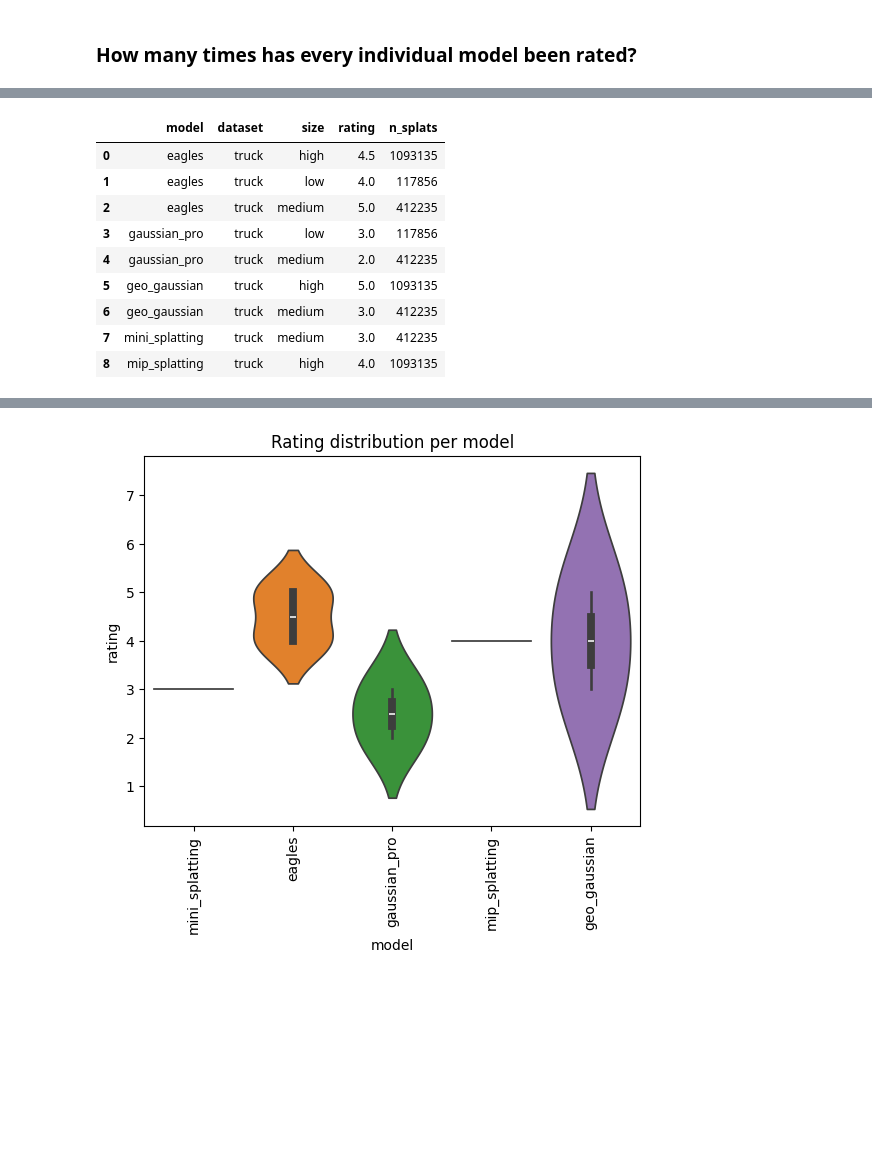
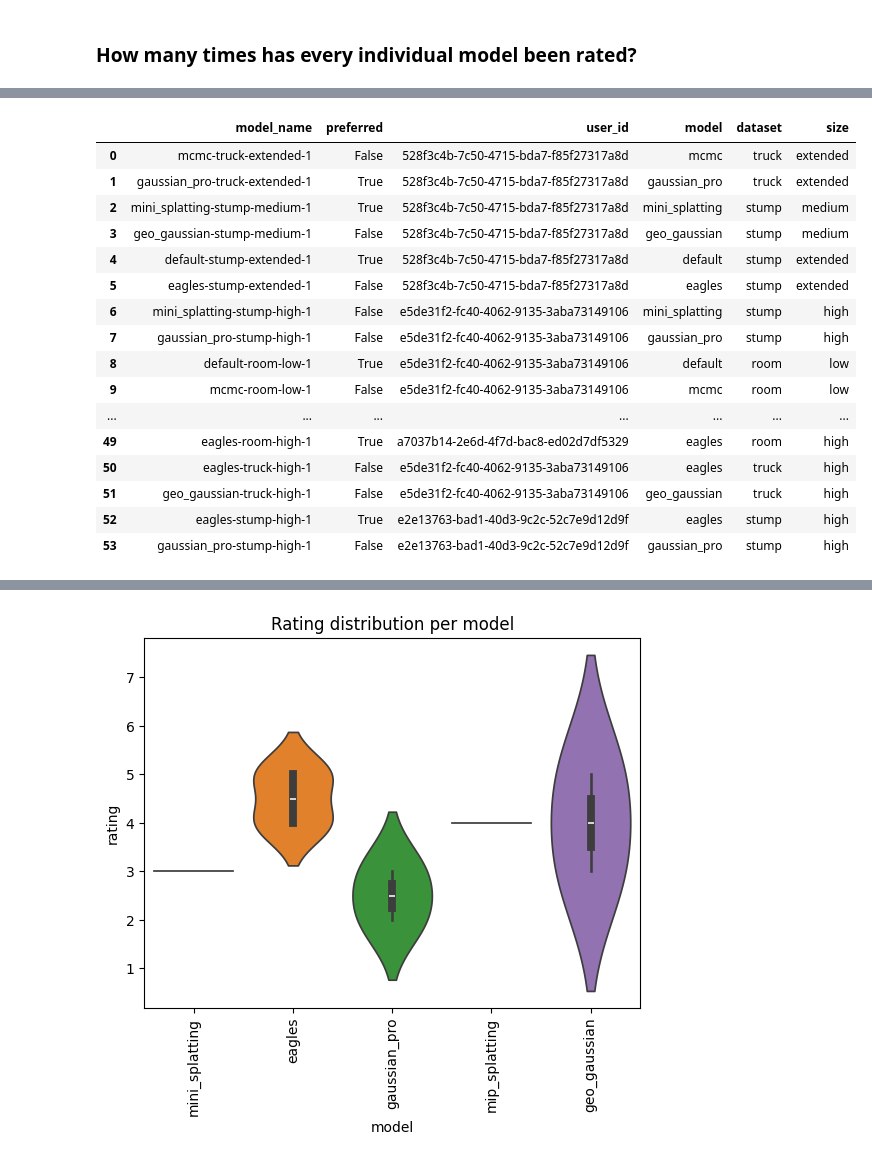
Before and after one commit to PaulErpen/eval-viewer, a Jupyter notebook: scripts/report/report.ipynb, the cells around one changed output, grey strips where cells are left out. Cells and saved outputs as stored; diff of their text form; code cells hidden in the pictures; blank space fills up the shorter version.

```diff
--- a/scripts/report/report.ipynb
+++ b/scripts/report/report.ipynb
@@ -21,13 +20,13 @@ if pull_data:
 # %%
 import pandas as pd
 
-pairs = pd.read_excel("./pairs.xlsx")
+pairs = pd.read_excel("./pairs-v2.xlsx")
 pairs.columns.values
 # %% [output]
 array(['Unnamed: 0', 'rotation', 'model_2', 'model_1', 'initial_distance',
        'size', 'fov_y', 'dataset_name', 'position', 'high_detail',
        'dataset', 'aspect', 'n_ratings', 'id'], dtype=object)
 # %%
-ratings = pd.read_excel("./ratings.xlsx")
+ratings = pd.read_excel("./ratings-v2.xlsx")
 ratings.columns.values
 # %% [output]
@@ -161,7 +143,7 @@ for idx, row in ratings.iterrows():
             "model_name": str(pair["model_1"])
             .replace("splats/", "")
             .replace(".ksplat", ""),
-            "rating": row["rating_1"],
+            "preferred": row["rating"] == "first",
             "user_id": row["user_id"],
         }
     )
@@ -170,7 +152,7 @@ for idx, row in ratings.iterrows():
             "model_name": str(pair["model_2"])
             .replace("splats/", "")
             .replace(".ksplat", ""),
-            "rating": row["rating_2"],
+            "preferred": row["rating"] == "second",
             "user_id": row["user_id"],
         }
     )
@@ -225,39 +264,41 @@ df_count_ratings_per_model
 # %%
 df_ratings_per_model["model"] = df_ratings_per_model["model_name"].apply(
     lambda name: name.split("-")[0]
 )
 df_ratings_per_model["dataset"] = df_ratings_per_model["model_name"].apply(
     lambda name: name.split("-")[1]
 )
 df_ratings_per_model["size"] = df_ratings_per_model["model_name"].apply(
     lambda name: name.split("-")[2]
 )
-df_ratings_truck = df_ratings_per_model[df_ratings_per_model["dataset"] == "truck"]
-df_grouped = (
-    df_ratings_truck.groupby(["model", "dataset", "size"])
-    .agg({"rating": "mean"})
-    .reset_index()
-)
-df_grouped["n_splats"] = df_grouped["size"].apply(
-    lambda size: {
-        "low": 117856,
-        "medium": 412235,
-        "high": 1093135,
-        "extended": 2186270,
-    }[size]
-)
-df_grouped
+df_ratings_per_model
+# df_grouped["n_splats"] = df_grouped["size"].apply(
+#     lambda size: {
+#         "low": 117856,
+#         "medium": 412235,
+#         "high": 1093135,
+#         "extended": 2186270,
+#     }[size]
+# )
+# df_grouped
 # %% [output]
-|  | model | dataset | size | rating | n_splats |
-| 0 | eagles | truck | high | 4.5 | 1093135 |
-| 1 | eagles | truck | low | 4.0 | 117856 |
-| 2 | eagles | truck | medium | 5.0 | 412235 |
-| 3 | gaussian_pro | truck | low | 3.0 | 117856 |
-| 4 | gaussian_pro | truck | medium | 2.0 | 412235 |
-| 5 | geo_gaussian | truck | high | 5.0 | 1093135 |
-| 6 | geo_gaussian | truck | medium | 3.0 | 412235 |
-| 7 | mini_splatting | truck | medium | 3.0 | 412235 |
-| 8 | mip_splatting | truck | high | 4.0 | 1093135 |
+|  | model_name | preferred | user_id | model | dataset | size |
+| 0 | mcmc-truck-extended-1 | False | 528f3c4b-7c50-4715-bda7-f85f27317a8d | mcmc | truck | extended |
+| 1 | gaussian_pro-truck-extended-1 | True | 528f3c4b-7c50-4715-bda7-f85f27317a8d | gaussian_pro | truck | extended |
+| 2 | mini_splatting-stump-medium-1 | True | 528f3c4b-7c50-4715-bda7-f85f27317a8d | mini_splatting | stump | medium |
+| 3 | geo_gaussian-stump-medium-1 | False | 528f3c4b-7c50-4715-bda7-f85f27317a8d | geo_gaussian | stump | medium |
+| 4 | default-stump-extended-1 | True | 528f3c4b-7c50-4715-bda7-f85f27317a8d | default | stump | extended |
+| 5 | eagles-stump-extended-1 | False | 528f3c4b-7c50-4715-bda7-f85f27317a8d | eagles | stump | extended |
+| 6 | mini_splatting-stump-high-1 | False | e5de31f2-fc40-4062-9135-3aba73149106 | mini_splatting | stump | high |
+| 7 | gaussian_pro-stump-high-1 | False | e5de31f2-fc40-4062-9135-3aba73149106 | gaussian_pro | stump | high |
+| 8 | default-room-low-1 | True | e5de31f2-fc40-4062-9135-3aba73149106 | default | room | low |
+| 9 | mcmc-room-low-1 | False | e5de31f2-fc40-4062-9135-3aba73149106 | mcmc | room | low |
+| ... | ... | ... | ... | ... | ... | ... |
+| 49 | eagles-room-high-1 | True | a7037b14-2e6d-4f7d-bac8-ed02d7df5329 | eagles | room | high |
+| 50 | eagles-truck-high-1 | False | e5de31f2-fc40-4062-9135-3aba73149106 | eagles | truck | high |
+| 51 | geo_gaussian-truck-high-1 | False | e5de31f2-fc40-4062-9135-3aba73149106 | geo_gaussian | truck | high |
+| 52 | eagles-stump-high-1 | True | e2e13763-bad1-40d3-9c2c-52c7e9d12d9f | eagles | stump | high |
+| 53 | gaussian_pro-stump-high-1 | False | e2e13763-bad1-40d3-9c2c-52c7e9d12d9f | gaussian_pro | stump | high |
 # %%
 ax = plt.subplot()
 sns.lineplot(df_grouped, x="n_splats", y="rating", hue="model", ax=ax)
```
Also changed, not shown: parts of 14 cells of this notebook, 6 other files.
